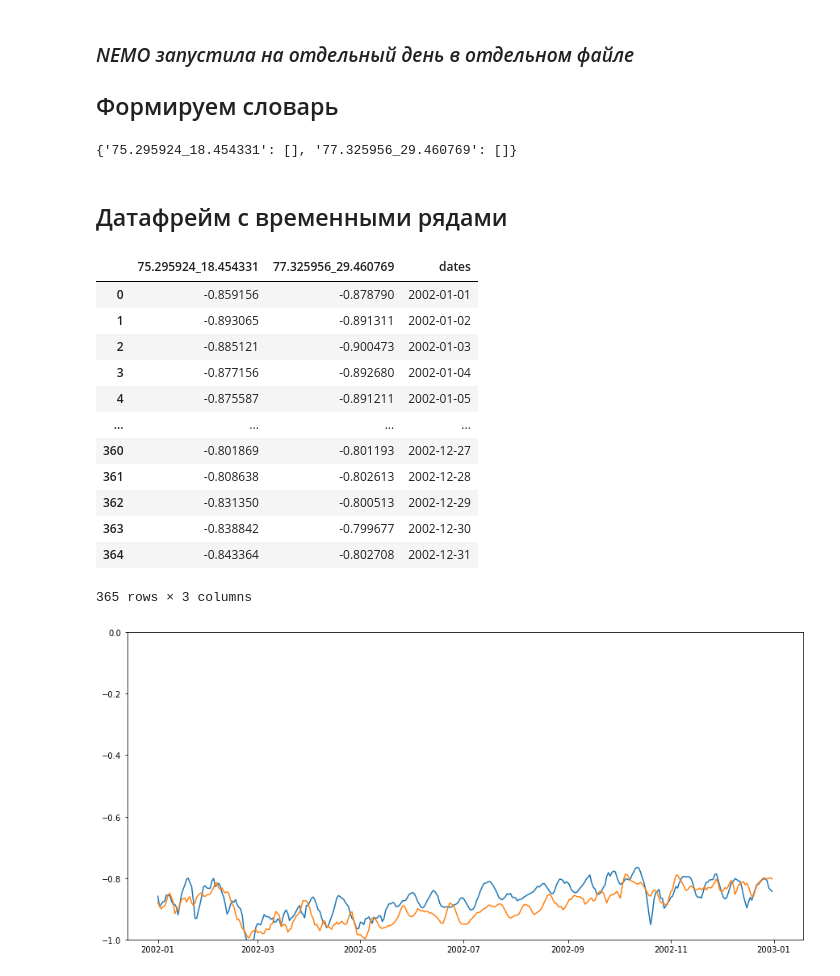
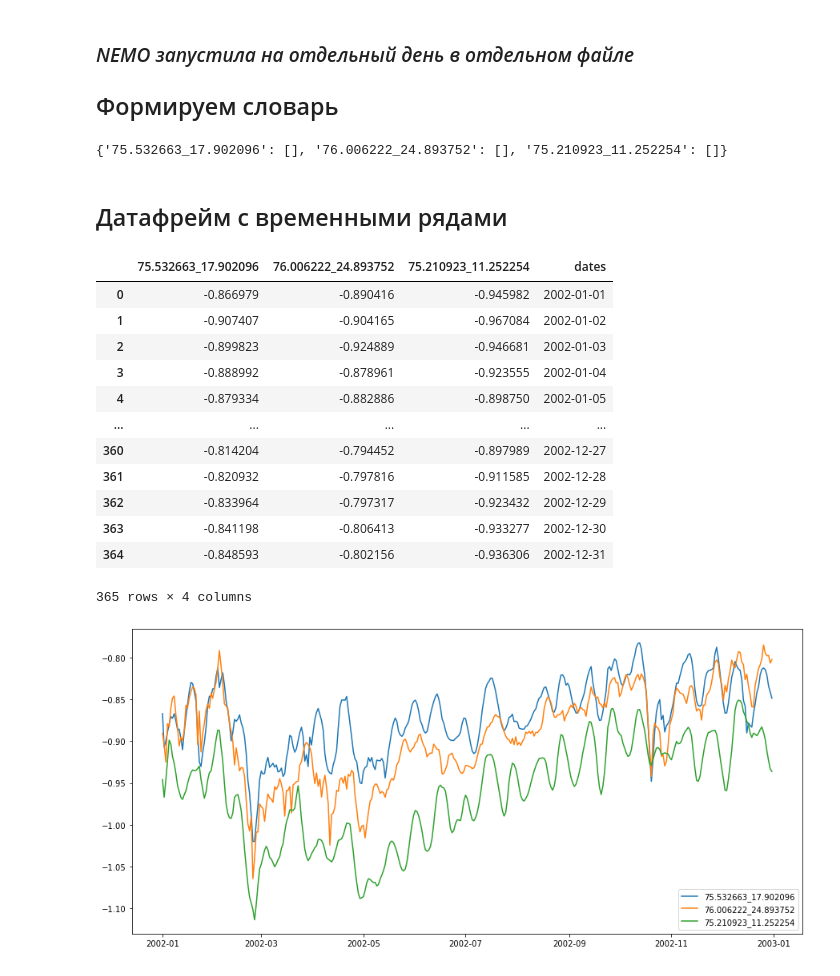
Before and after one commit to ChrisLisbon/ITMO_master_degree_classes, a Jupyter notebook: Research_work(NEMO)/timeline_forming_NEMO_SPITZ12.ipynb, the cells around one changed output. Cells and saved outputs as stored; diff of their text form; code cells hidden in the pictures.

Commit message:
timeline preparation

```diff
--- a/Research_work(NEMO)/timeline_forming_NEMO_SPITZ12.ipynb
+++ b/Research_work(NEMO)/timeline_forming_NEMO_SPITZ12.ipynb
@@ -49,8 +48,8 @@ idx_by_2coord([75.295924, 18.454331], np.array(ds['nav_lat']), np.array(ds['nav_
 
 ## Формируем словарь
 # %%
-coordinates_from_map={'lat':[75.295924, 77.325956],
-                      'lon':[18.454331, 29.460769]}
+coordinates_from_map={'lat':[75.532663, 76.006222, 75.210923],
+                      'lon':[17.902096, 24.893752, 11.252254]}
 
 dates_list=[]
 names_dict={}
@@ -88,38 +87,38 @@ for file in os.listdir(nemo_data_folder):
         names_dict[name].append(value)
 names_dict['dates']=dates_list
 # %% [output]
-{'75.295924_18.454331': [], '77.325956_29.460769': []}
+{'75.532663_17.902096': [], '76.006222_24.893752': [], '75.210923_11.252254': []}
 # %% [markdown]
 ## Датафрейм с временными рядами
 # %%
 pd_df = pd.DataFrame(names_dict, columns = list(names_dict.keys()))
 pd_df['dates'] =  pd.to_datetime(pd_df['dates'], format='%Y%m%d')
 pd_df=pd_df.sort_values(by=['dates'])
-pd_df.to_csv('./2002_spitz_nemo.csv', sep=';', index=False)
+pd_df.to_csv('./formed_timelines/2002_spitz_nemo.csv', sep=';', index=False)
 pd_df
 # %% [output]
-|  | 75.295924_18.454331 | 77.325956_29.460769 | dates |
-| 0 | -0.859156 | -0.878790 | 2002-01-01 |
-| 1 | -0.893065 | -0.891311 | 2002-01-02 |
-| 2 | -0.885121 | -0.900473 | 2002-01-03 |
-| 3 | -0.877156 | -0.892680 | 2002-01-04 |
-| 4 | -0.875587 | -0.891211 | 2002-01-05 |
-| ... | ... | ... | ... |
-| 360 | -0.801869 | -0.801193 | 2002-12-27 |
-| 361 | -0.808638 | -0.802613 | 2002-12-28 |
-| 362 | -0.831350 | -0.800513 | 2002-12-29 |
-| 363 | -0.838842 | -0.799677 | 2002-12-30 |
-| 364 | -0.843364 | -0.802708 | 2002-12-31 |
+|  | 75.532663_17.902096 | 76.006222_24.893752 | 75.210923_11.252254 | dates |
+| 0 | -0.866979 | -0.890416 | -0.945982 | 2002-01-01 |
+| 1 | -0.907407 | -0.904165 | -0.967084 | 2002-01-02 |
+| 2 | -0.899823 | -0.924889 | -0.946681 | 2002-01-03 |
+| 3 | -0.888992 | -0.878961 | -0.923555 | 2002-01-04 |
+| 4 | -0.879334 | -0.882886 | -0.898750 | 2002-01-05 |
+| ... | ... | ... | ... | ... |
+| 360 | -0.814204 | -0.794452 | -0.897989 | 2002-12-27 |
+| 361 | -0.820932 | -0.797816 | -0.911585 | 2002-12-28 |
+| 362 | -0.833964 | -0.797317 | -0.923432 | 2002-12-29 |
+| 363 | -0.841198 | -0.806413 | -0.933277 | 2002-12-30 |
+| 364 | -0.848593 | -0.802156 | -0.936306 | 2002-12-31 |
-365 rows × 3 columns
+365 rows × 4 columns
 # %%
 import matplotlib.pyplot as plt
 from pylab import rcParams
 rcParams['figure.figsize'] = 15, 7
 
 for key in list(names_dict.keys()):
     if key!='dates':
-        plt.plot(pd_df['dates'], pd_df[key])
-plt.ylim(-1, 0)
+        plt.plot(pd_df['dates'], pd_df[key], label=key)
+plt.legend()
 plt.show()
 # %% [output]
-[figure, old version]
+[figure, new version]
```
Also changed, not shown: parts of 2 cells of this notebook, 6 other files.
